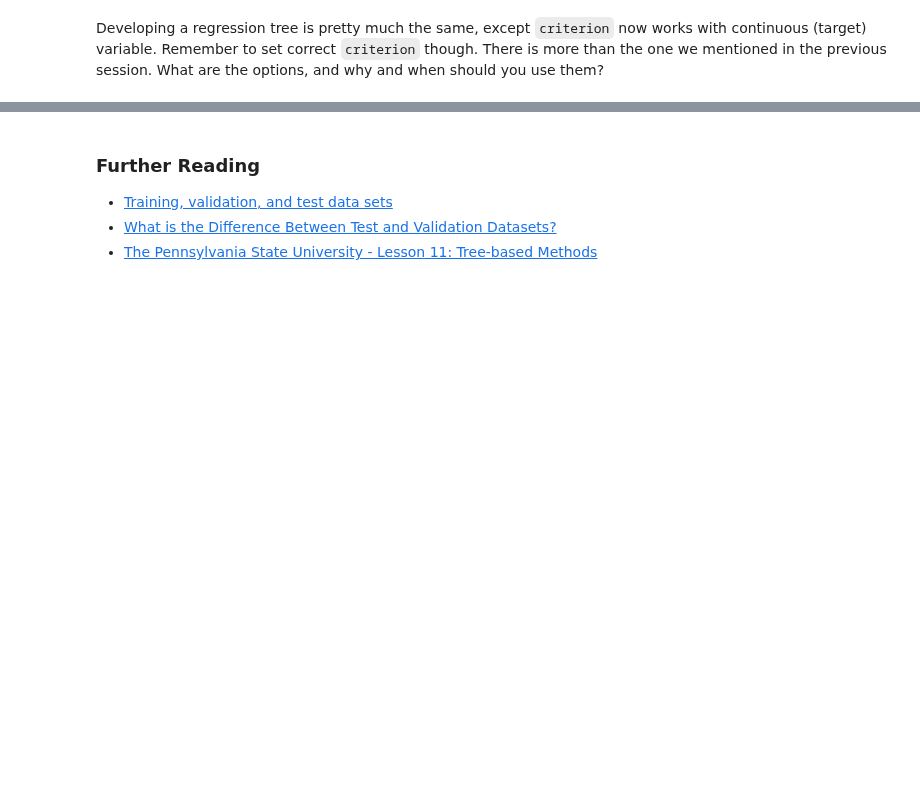
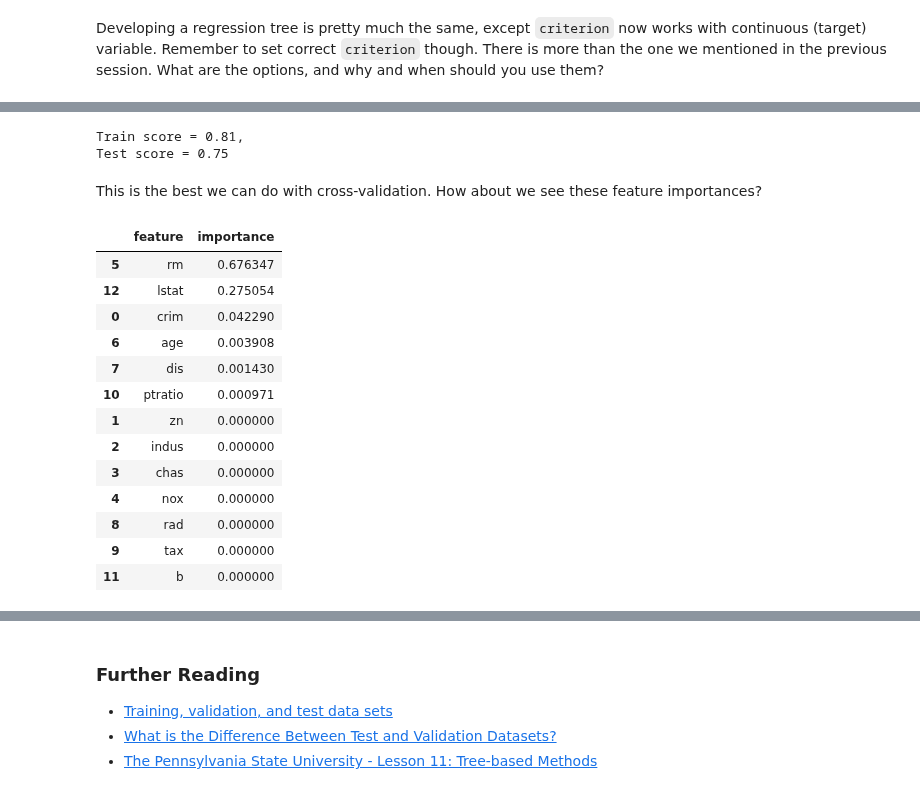
Before and after one commit to datakolektiv/dss03python2023, a Jupyter notebook: session21/dss03_py_session21.ipynb, the cells around one changed output, grey strips where cells are left out. Cells and saved outputs as stored; diff of their text form; code cells hidden in the pictures; blank space fills up the shorter version.

```diff
--- a/session21/dss03_py_session21.ipynb
+++ b/session21/dss03_py_session21.ipynb
@@ -714,0 +757,2 @@ Developing a regression tree is pretty much the same, except `criterion` now wor
+# %%
+X, y = df_housing.drop(columns=['medv']), df_housing['medv']
@@ -714,0 +803,31 @@ Developing a regression tree is pretty much the same, except `criterion` now wor
+# %%
+train_score = r2_score(y_train, gs.predict(X_train))
+test_score = r2_score(y_test, gs.predict(X_test))
+
+print(f"Train score = {train_score:.2f},\nTest score = {test_score:.2f}")
+# %% [output]
+Train score = 0.81,
+Test score = 0.75
+# %% [markdown]
+This is the best we can do with cross-validation. How about we see these feature importances?
+# %%
+df_ft_importances = pd.DataFrame(list(zip(gs.best_estimator_.feature_names_in_, gs.best_estimator_.feature_importances_)), columns=['feature', 'importance'])
+
+df_ft_importances = df_ft_importances.sort_values(by=['importance'], ascending=False)
+
+df_ft_importances
+# %% [output]
+|  | feature | importance |
+| 5 | rm | 0.676347 |
+| 12 | lstat | 0.275054 |
+| 0 | crim | 0.042290 |
+| 6 | age | 0.003908 |
+| 7 | dis | 0.001430 |
+| 10 | ptratio | 0.000971 |
+| 1 | zn | 0.000000 |
+| 2 | indus | 0.000000 |
+| 3 | chas | 0.000000 |
+| 4 | nox | 0.000000 |
+| 8 | rad | 0.000000 |
+| 9 | tax | 0.000000 |
+| 11 | b | 0.000000 |
```
Also changed, not shown: parts of 17 cells of this notebook, 2 other files.
